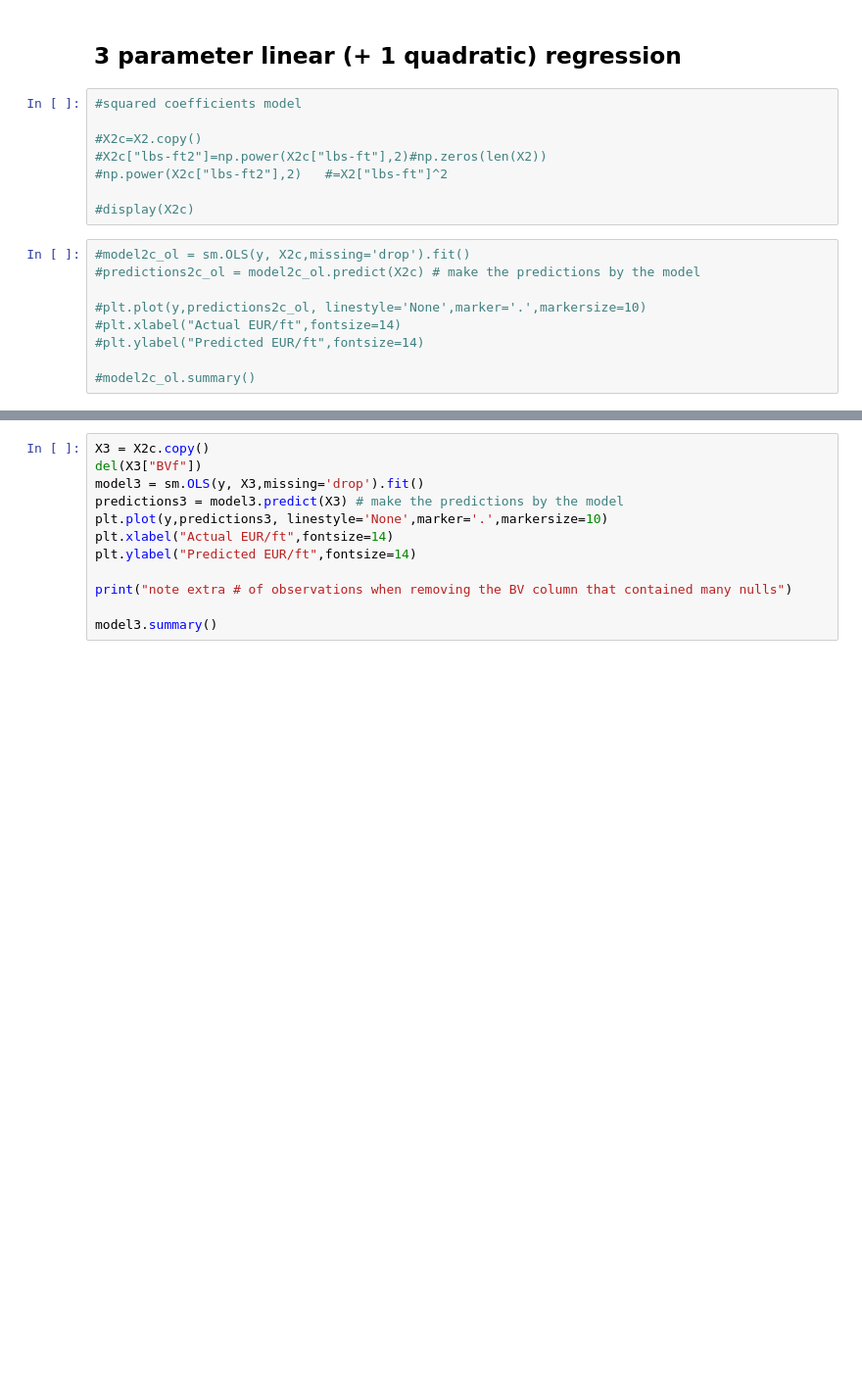
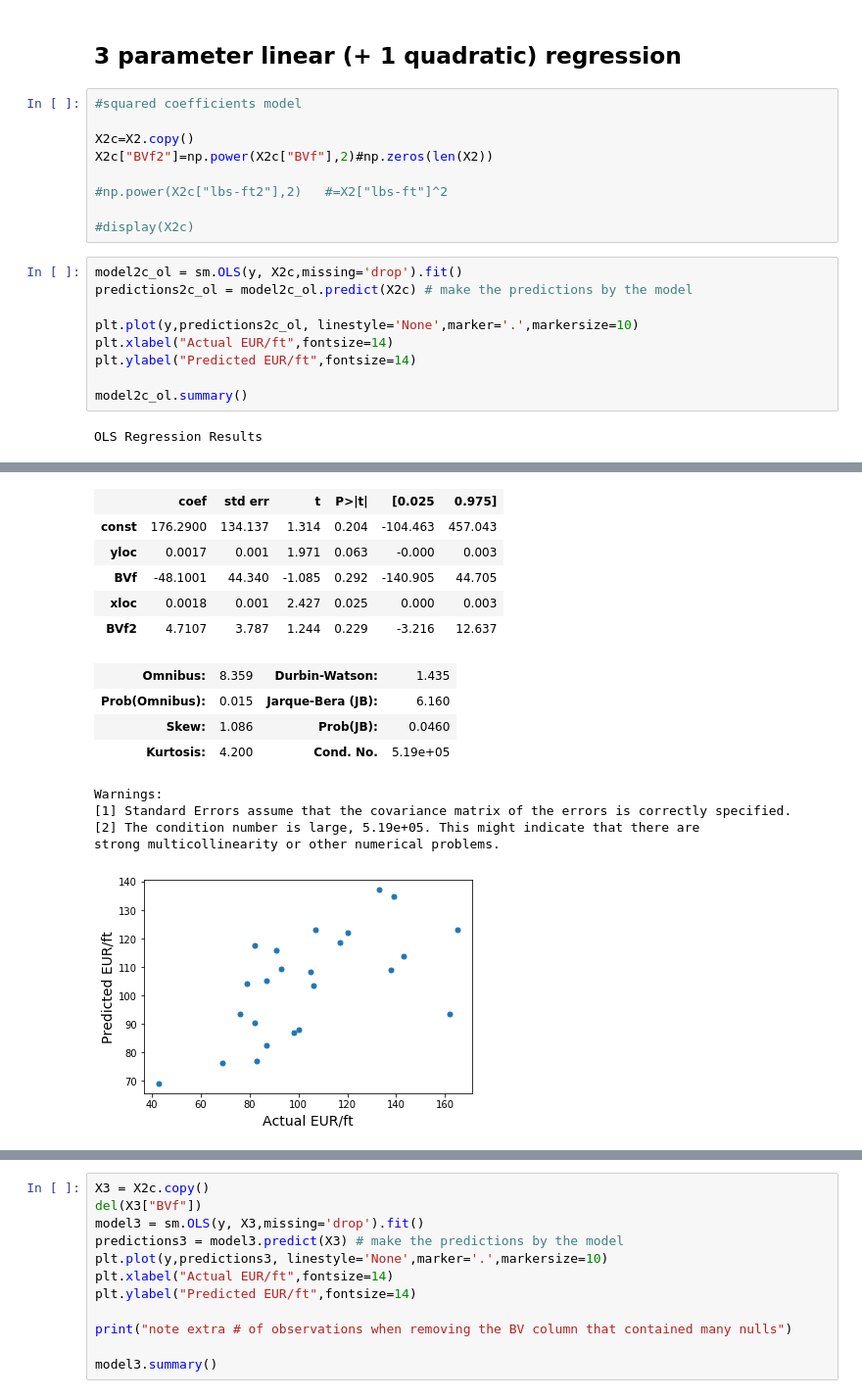
Before and after one commit to Md557/py-datasci, a Jupyter notebook: petroleum well analysis example/petroleum regression, CV, KNN analysis-CFF.ipynb, the cells around one changed output, grey strips where cells are left out. Shown at 98% size. Saved outputs shown, nothing was run; the diff lists cells and outputs as text; blank space fills up the shorter version.

```diff
--- a/petroleum well analysis example/petroleum regression, CV, KNN analysis-CFF.ipynb
+++ b/petroleum well analysis example/petroleum regression, CV, KNN analysis-CFF.ipynb
@@ -802,17 +802,20 @@ Text(0,0.5,'Predicted y')
 # %%
 #squared coefficients model
 
-#X2c=X2.copy()
-#X2c["lbs-ft2"]=np.power(X2c["lbs-ft"],2)#np.zeros(len(X2))
+X2c=X2.copy()
+X2c["BVf2"]=np.power(X2c["BVf"],2)#np.zeros(len(X2))
+
 #np.power(X2c["lbs-ft2"],2)   #=X2["lbs-ft"]^2
 
 #display(X2c)
 # %%
-#model2c_ol = sm.OLS(y, X2c,missing='drop').fit()
-#predictions2c_ol = model2c_ol.predict(X2c) # make the predictions by the model
+model2c_ol = sm.OLS(y, X2c,missing='drop').fit()
+predictions2c_ol = model2c_ol.predict(X2c) # make the predictions by the model
 
-#plt.plot(y,predictions2c_ol, linestyle='None',marker='.',markersize=10)
-#plt.xlabel("Actual EUR/ft",fontsize=14)
-#plt.ylabel("Predicted EUR/ft",fontsize=14)
+plt.plot(y,predictions2c_ol, linestyle='None',marker='.',markersize=10)
+plt.xlabel("Actual EUR/ft",fontsize=14)
+plt.ylabel("Predicted EUR/ft",fontsize=14)
 
-#model2c_ol.summary()
+model2c_ol.summary()
+# %% [output]
+OLS Regression Results
@@ -819 +831,16 @@ Text(0,0.5,'Predicted y')
+|  | coef | std err | t | P>|t| | [0.025 | 0.975] |
+| const | 176.2900 | 134.137 | 1.314 | 0.204 | -104.463 | 457.043 |
+| yloc | 0.0017 | 0.001 | 1.971 | 0.063 | -0.000 | 0.003 |
+| BVf | -48.1001 | 44.340 | -1.085 | 0.292 | -140.905 | 44.705 |
+| xloc | 0.0018 | 0.001 | 2.427 | 0.025 | 0.000 | 0.003 |
+| BVf2 | 4.7107 | 3.787 | 1.244 | 0.229 | -3.216 | 12.637 |
+| Omnibus: | 8.359 | Durbin-Watson: | 1.435 |
+| Prob(Omnibus): | 0.015 | Jarque-Bera (JB): | 6.160 |
+| Skew: | 1.086 | Prob(JB): | 0.0460 |
+| Kurtosis: | 4.200 | Cond. No. | 5.19e+05 |
+Warnings:
+[1] Standard Errors assume that the covariance matrix of the errors is correctly specified.
+[2] The condition number is large, 5.19e+05. This might indicate that there are
+strong multicollinearity or other numerical problems.
+[figure, added]
 # %% [markdown]
```
Also changed, not shown: parts of 2 cells of this notebook.
